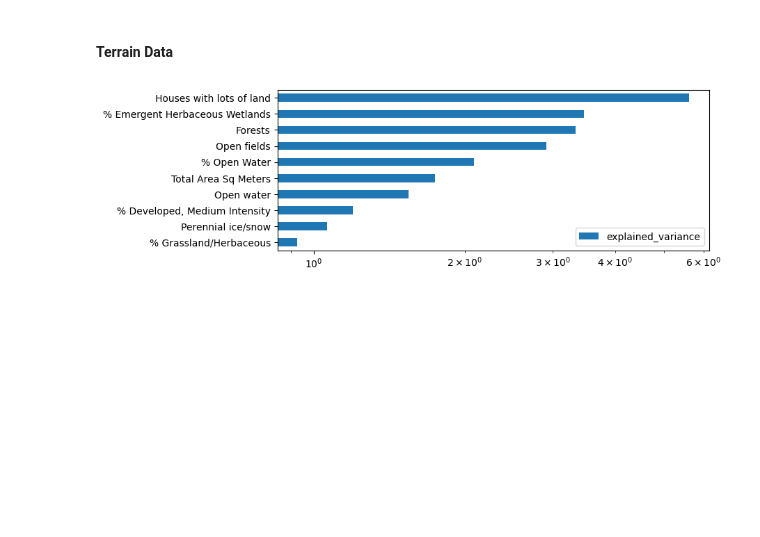
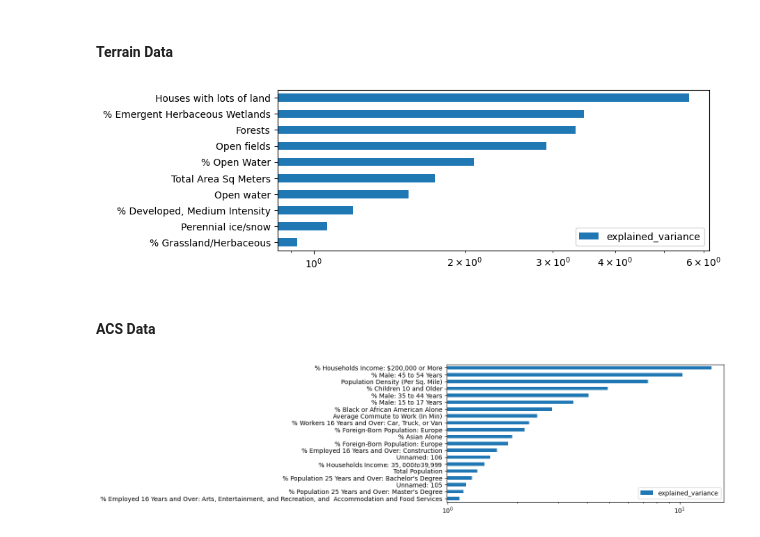
Before and after one commit to rabader/Relocation-Personalization, a Jupyter notebook: notebooks/pca_exploration.ipynb, the cells around one changed output. Cells and saved outputs as stored; diff of their text form; code cells hidden in the pictures; blank space fills up the shorter version.

Commit message:
perform pca on ACS 2020 data

```diff
--- a/notebooks/pca_exploration.ipynb
+++ b/notebooks/pca_exploration.ipynb
@@ -54,3 +54,12 @@ pca_feature_col_lst=df.columns[4:]
 pca_features,pca_chart = sea.get_pca_components(df,impute_feature_col_lst=impute_feature_col_lst,pca_feature_col_lst=pca_feature_col_lst,n_components=10,imputation_method="iterative",fig_width=8,fig_height=3)
 # %% [output]
 [figure]
+# %% [markdown]
+#### ACS Data
+# %%
+df = pd.read_csv("../data/processed/ACS_2020.csv")
+impute_feature_col_lst=df.iloc[:, np.r_[2:len(df.columns)]].columns #include state,county for imputation only
+pca_feature_col_lst=df.columns[3:]
+pca_features,pca_chart = sea.get_pca_components(df,impute_feature_col_lst=impute_feature_col_lst,pca_feature_col_lst=pca_feature_col_lst,n_components=20,imputation_method="iterative",fig_width=8,fig_height=6) #Top 20
+# %% [output]
+[figure, added]
```
